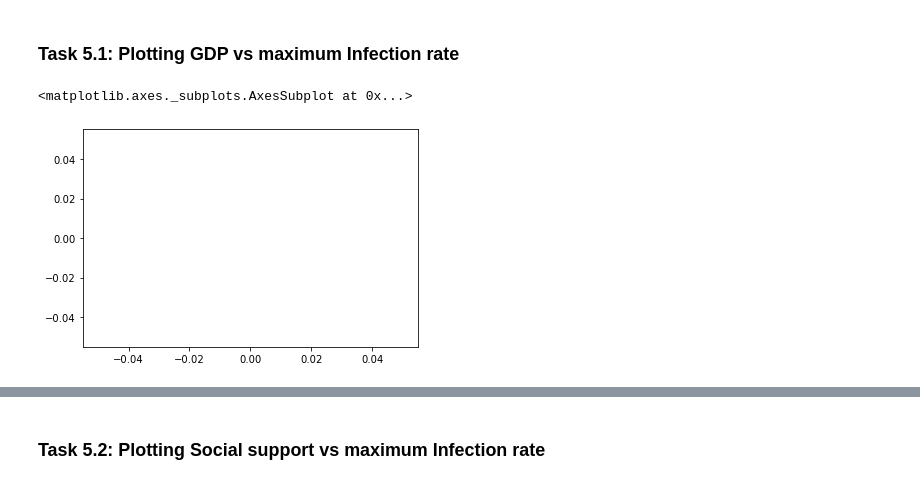
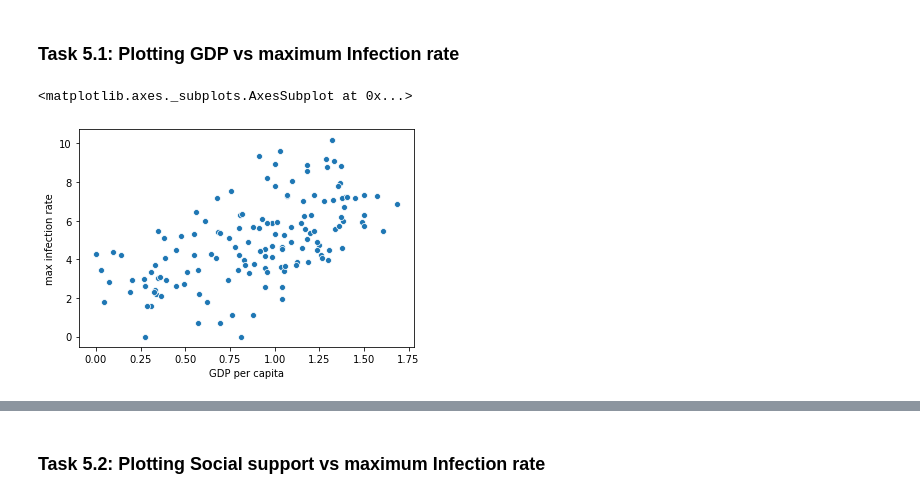
Before and after one commit to aash-gates/Covid19-Data-Analysis-Project, a Jupyter notebook: covid19 data analysis notebook.ipynb, the cells around one changed output, grey strips where cells are left out. Cells and saved outputs as stored; diff of their text form; code cells hidden in the pictures.

```diff
--- a/covid19 data analysis notebook.ipynb
+++ b/covid19 data analysis notebook.ipynb
@@ -167,4 +168,5 @@ corona_data.head()
 # %% [markdown]
 ### Task 4.1 : importing the dataset
 # %%
-happiness_report_csv = pd.read_csv("Datasets/worldwide_happiness_report.csv")
+world_happiness_report = pd.read_csv("data/worldwide_happiness_report.csv")
+world_happiness_report.head()
@@ -180,4 +184,5 @@ happiness_report_csv.head()
 # %% [markdown]
 ### Task 4.2: let's drop the useless columns
 # %%
-useless_cols = ["Overall rank","Score","Generosity","Perceptions of corruption"]
+columns_to_dropped = ['Overall rank','Score','Generosity','Perceptions of corruption']
+world_happiness_report.drop(columns_to_dropped,axis=1 , inplace=True)
@@ -196,0 +200,3 @@ happiness_report_csv.head()
+# %%
+world_happiness_report.set_index(['Country or region'],inplace=True)
+world_happiness_report.head()
@@ -217,4 +237,4 @@ happiness_report_csv.head()
 # %%
-data = corona_data.join(happiness_report_csv,how="inner")
+data = world_happiness_report.join(corona_data).copy()
 data.head()
 # %% [output]
@@ -240,12 +273,12 @@ data.head()
 # %% [markdown]
 ### Task 5.1: Plotting GDP vs maximum Infection rate
 # %%
-x = data["GDP per capita"]
-y = data["max_infection_rates"]
+x = data['GDP per capita']
+y = data['max infection rate']
 sns.scatterplot(x,np.log(y))
 # %% [output]
 <matplotlib.axes._subplots.AxesSubplot at 0x...>
-[figure, old version]
+[figure, new version]
 # %%
 sns.regplot(x,np.log(y))
 # %% [output]
```
Also changed, not shown: parts of 40 cells of this notebook.
